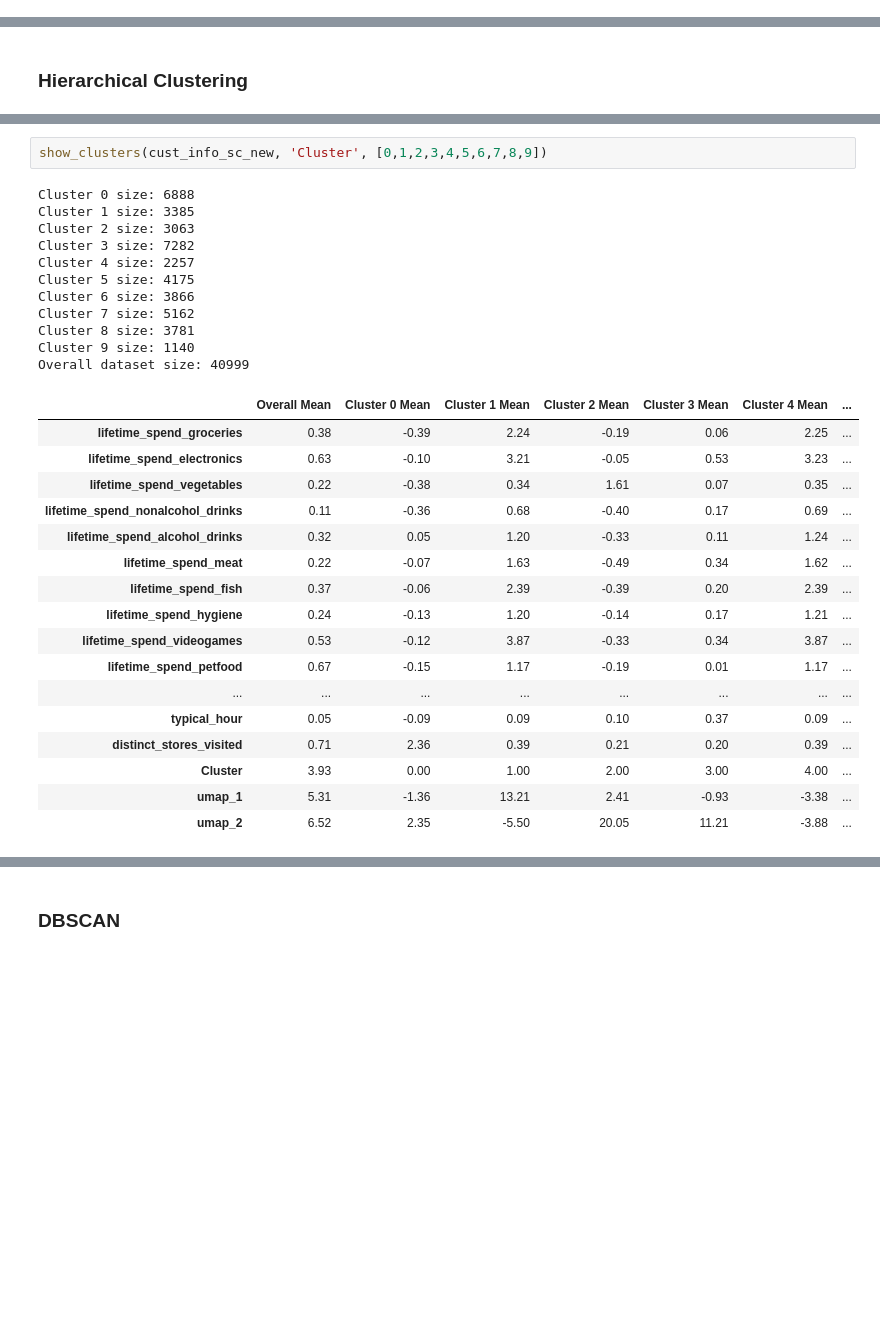
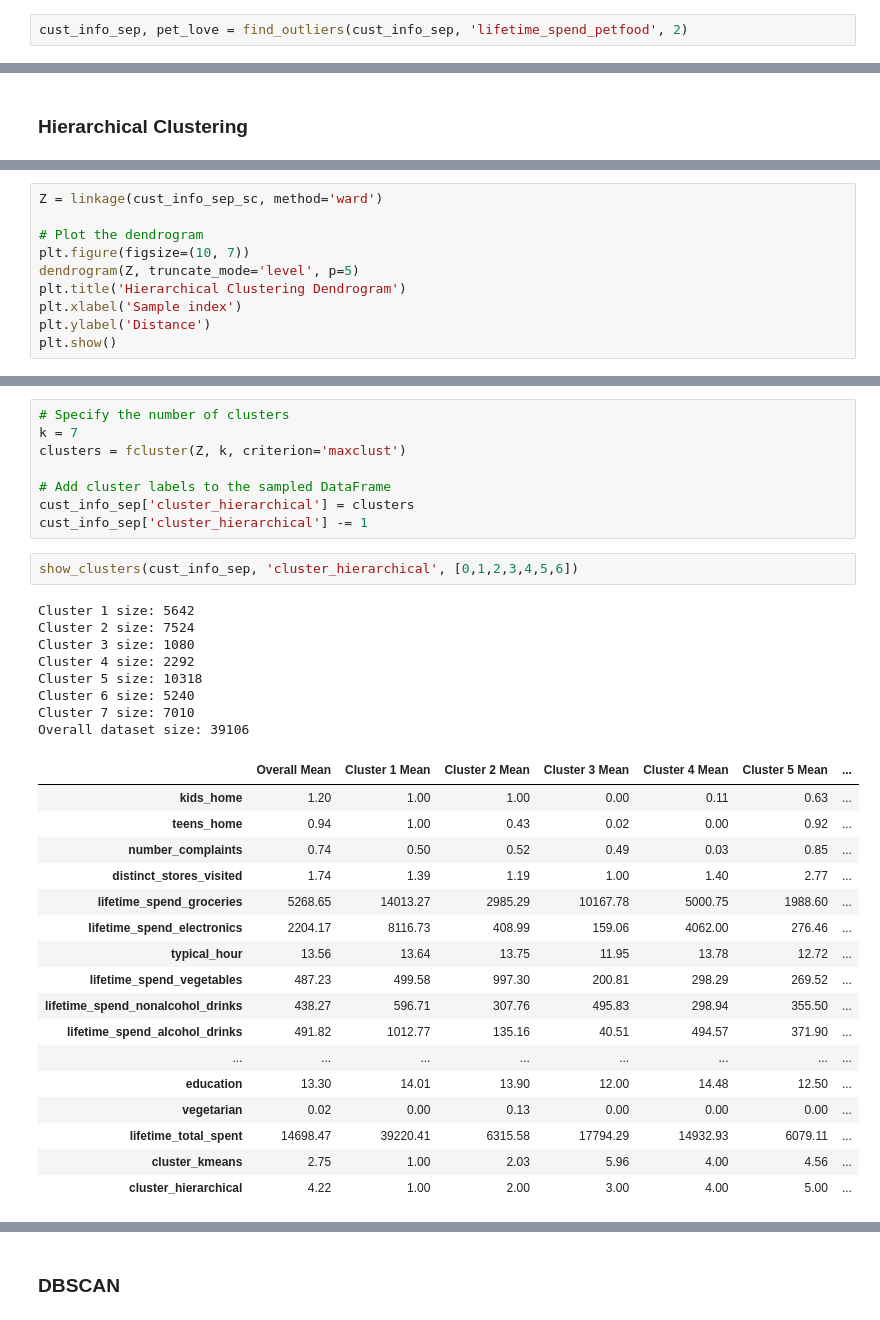
Before and after one commit to mitoma10110/ML2_Project, a Jupyter notebook: main copy.ipynb, the cells around one changed output, grey strips where cells are left out. Drawn from its saved outputs; the diff is of its cells as text; blank space fills up the shorter version.

```diff
--- a/main copy.ipynb
+++ b/main copy.ipynb
@@ -325,3 +262,5 @@ Prepared Dataframes for future use:
+# %%
+cust_info_sep, pet_love = find_outliers(cust_info_sep, 'lifetime_spend_petfood', 2)
 # %% [markdown]
 #### 4. Feature Selection
 # %%
@@ -460,0 +350,10 @@ plt.show()
+# %%
+Z = linkage(cust_info_sep_sc, method='ward')
+
+# Plot the dendrogram
+plt.figure(figsize=(10, 7))
+dendrogram(Z, truncate_mode='level', p=5)
+plt.title('Hierarchical Clustering Dendrogram')
+plt.xlabel('Sample index')
+plt.ylabel('Distance')
+plt.show()
@@ -461,31 +362,36 @@ plt.show()
+# %%
+# Specify the number of clusters
+k = 7
+clusters = fcluster(Z, k, criterion='maxclust')
+
+# Add cluster labels to the sampled DataFrame
+cust_info_sep['cluster_hierarchical'] = clusters
+cust_info_sep['cluster_hierarchical'] -= 1
 # %%
-show_clusters(cust_info_sc_new, 'Cluster', [0,1,2,3,4,5,6,7,8,9])
+show_clusters(cust_info_sep, 'cluster_hierarchical', [0,1,2,3,4,5,6])
 # %% [output]
-Cluster 0 size: 6888
-Cluster 1 size: 3385
-Cluster 2 size: 3063
-Cluster 3 size: 7282
-Cluster 4 size: 2257
-Cluster 5 size: 4175
-Cluster 6 size: 3866
-Cluster 7 size: 5162
-Cluster 8 size: 3781
-Cluster 9 size: 1140
-Overall dataset size: 40999
+Cluster 1 size: 5642
+Cluster 2 size: 7524
+Cluster 3 size: 1080
+Cluster 4 size: 2292
+Cluster 5 size: 10318
+Cluster 6 size: 5240
+Cluster 7 size: 7010
+Overall dataset size: 39106
-|  | Overall Mean | Cluster 0 Mean | Cluster 1 Mean | Cluster 2 Mean | Cluster 3 Mean | Cluster 4 Mean | ... |
-| lifetime_spend_groceries | 0.38 | -0.39 | 2.24 | -0.19 | 0.06 | 2.25 | ... |
-| lifetime_spend_electronics | 0.63 | -0.10 | 3.21 | -0.05 | 0.53 | 3.23 | ... |
-| lifetime_spend_vegetables | 0.22 | -0.38 | 0.34 | 1.61 | 0.07 | 0.35 | ... |
-| lifetime_spend_nonalcohol_drinks | 0.11 | -0.36 | 0.68 | -0.40 | 0.17 | 0.69 | ... |
-| lifetime_spend_alcohol_drinks | 0.32 | 0.05 | 1.20 | -0.33 | 0.11 | 1.24 | ... |
-| lifetime_spend_meat | 0.22 | -0.07 | 1.63 | -0.49 | 0.34 | 1.62 | ... |
-| lifetime_spend_fish | 0.37 | -0.06 | 2.39 | -0.39 | 0.20 | 2.39 | ... |
-| lifetime_spend_hygiene | 0.24 | -0.13 | 1.20 | -0.14 | 0.17 | 1.21 | ... |
-| lifetime_spend_videogames | 0.53 | -0.12 | 3.87 | -0.33 | 0.34 | 3.87 | ... |
-| lifetime_spend_petfood | 0.67 | -0.15 | 1.17 | -0.19 | 0.01 | 1.17 | ... |
+|  | Overall Mean | Cluster 1 Mean | Cluster 2 Mean | Cluster 3 Mean | Cluster 4 Mean | Cluster 5 Mean | ... |
+| kids_home | 1.20 | 1.00 | 1.00 | 0.00 | 0.11 | 0.63 | ... |
+| teens_home | 0.94 | 1.00 | 0.43 | 0.02 | 0.00 | 0.92 | ... |
+| number_complaints | 0.74 | 0.50 | 0.52 | 0.49 | 0.03 | 0.85 | ... |
+| distinct_stores_visited | 1.74 | 1.39 | 1.19 | 1.00 | 1.40 | 2.77 | ... |
+| lifetime_spend_groceries | 5268.65 | 14013.27 | 2985.29 | 10167.78 | 5000.75 | 1988.60 | ... |
+| lifetime_spend_electronics | 2204.17 | 8116.73 | 408.99 | 159.06 | 4062.00 | 276.46 | ... |
+| typical_hour | 13.56 | 13.64 | 13.75 | 11.95 | 13.78 | 12.72 | ... |
+| lifetime_spend_vegetables | 487.23 | 499.58 | 997.30 | 200.81 | 298.29 | 269.52 | ... |
+| lifetime_spend_nonalcohol_drinks | 438.27 | 596.71 | 307.76 | 495.83 | 298.94 | 355.50 | ... |
+| lifetime_spend_alcohol_drinks | 491.82 | 1012.77 | 135.16 | 40.51 | 494.57 | 371.90 | ... |
 | ... | ... | ... | ... | ... | ... | ... | ... |
-| typical_hour | 0.05 | -0.09 | 0.09 | 0.10 | 0.37 | 0.09 | ... |
-| distinct_stores_visited | 0.71 | 2.36 | 0.39 | 0.21 | 0.20 | 0.39 | ... |
-| Cluster | 3.93 | 0.00 | 1.00 | 2.00 | 3.00 | 4.00 | ... |
-| umap_1 | 5.31 | -1.36 | 13.21 | 2.41 | -0.93 | -3.38 | ... |
-| umap_2 | 6.52 | 2.35 | -5.50 | 20.05 | 11.21 | -3.88 | ... |
+| education | 13.30 | 14.01 | 13.90 | 12.00 | 14.48 | 12.50 | ... |
+| vegetarian | 0.02 | 0.00 | 0.13 | 0.00 | 0.00 | 0.00 | ... |
+| lifetime_total_spent | 14698.47 | 39220.41 | 6315.58 | 17794.29 | 14932.93 | 6079.11 | ... |
+| cluster_kmeans | 2.75 | 1.00 | 2.03 | 5.96 | 4.00 | 4.56 | ... |
+| cluster_hierarchical | 4.22 | 1.00 | 2.00 | 3.00 | 4.00 | 5.00 | ... |
```
Also changed, not shown: parts of 45 cells of this notebook, 4 other files.
